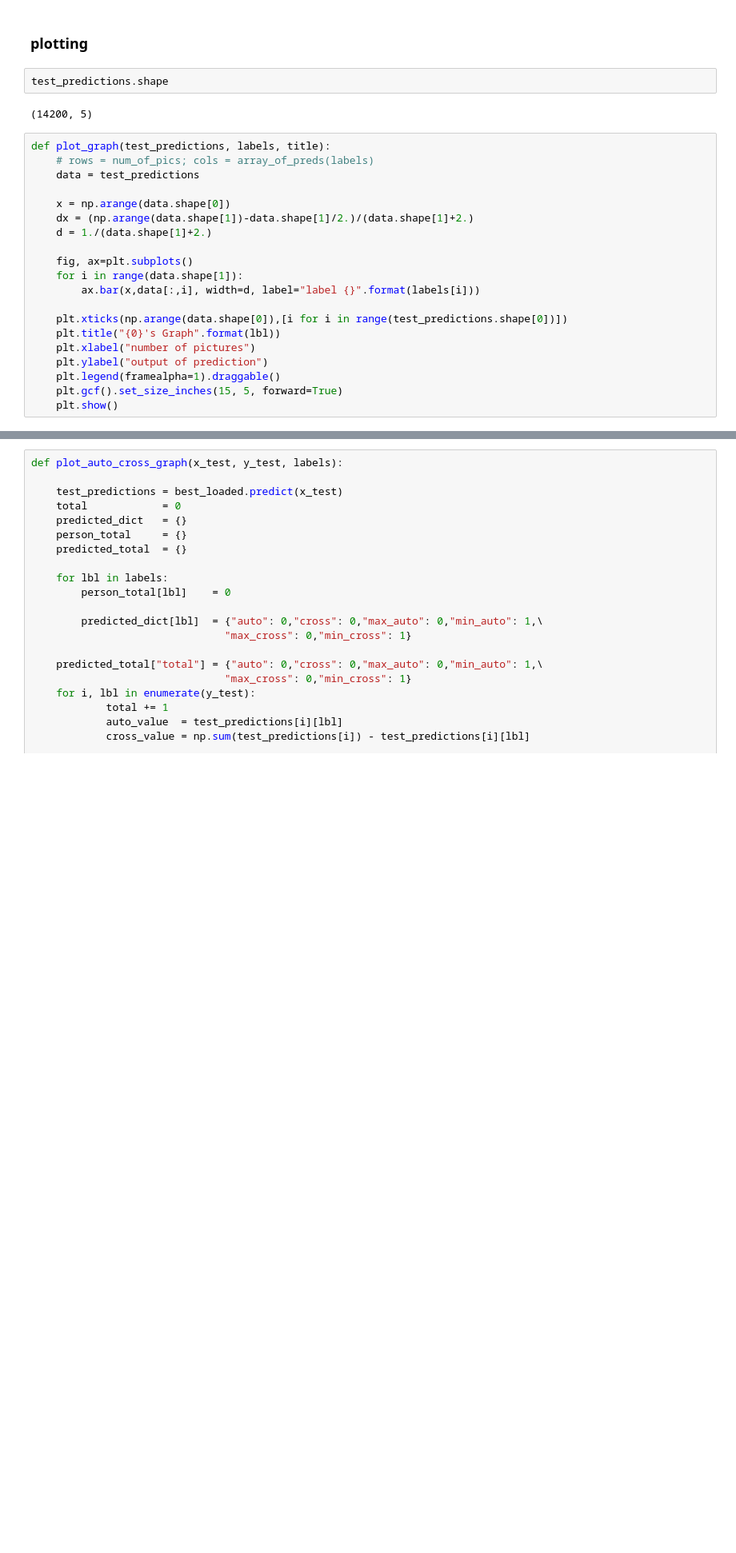
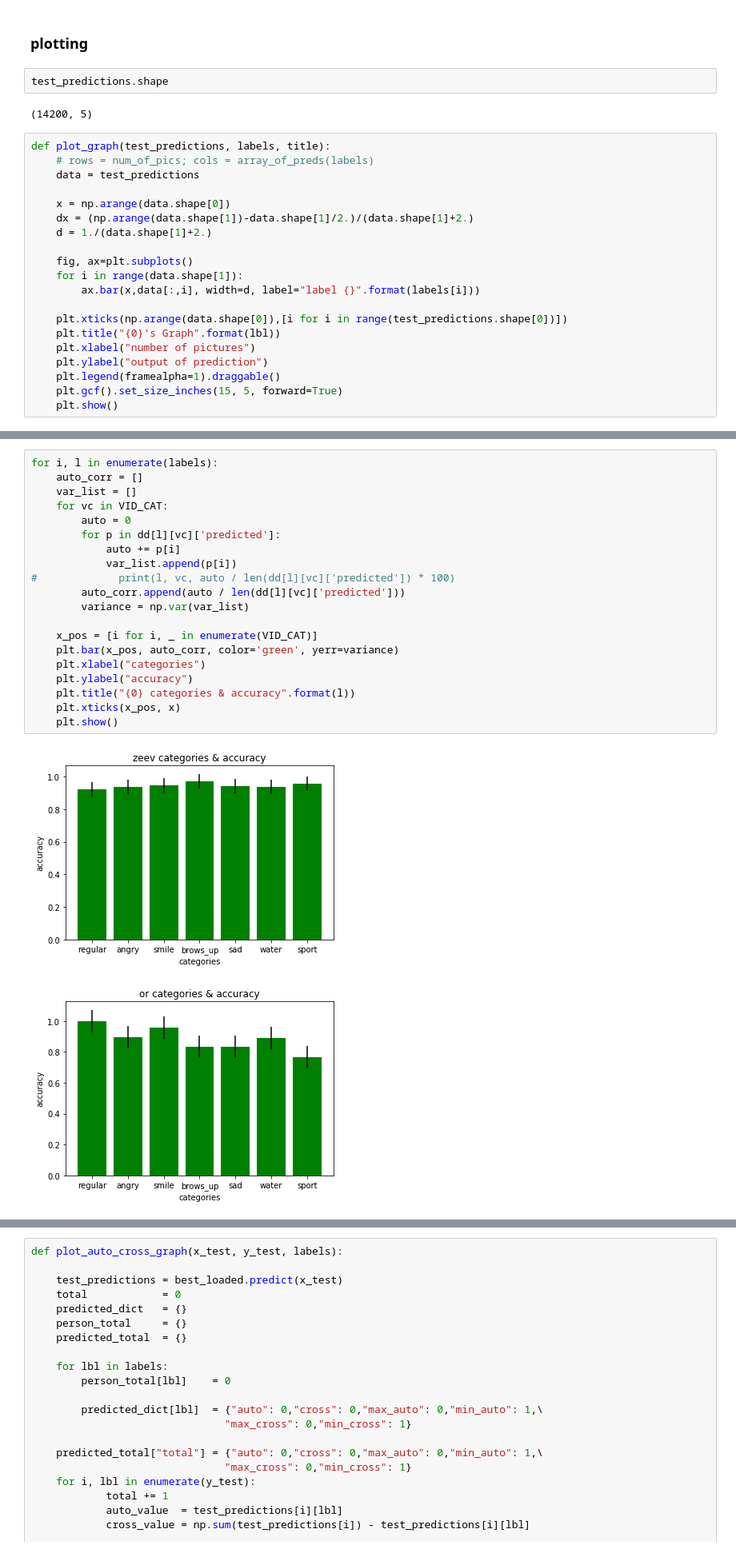
Before and after one commit to zeevikal/speckles-classification, a Jupyter notebook: notebooks/visualisation.ipynb, the cells around one changed output, grey strips where cells are left out. Shown at 80% size. Drawn from its saved outputs; the diff is of its cells as text; blank space fills up the shorter version.

```diff
--- a/notebooks/visualisation.ipynb
+++ b/notebooks/visualisation.ipynb
@@ -90,0 +152,23 @@ for lbl, val in predicted_dict.items():
+# %%
+for i, l in enumerate(labels):
+    auto_corr = []
+    var_list = []
+    for vc in VID_CAT:
+        auto = 0
+        for p in dd[l][vc]['predicted']:
+            auto += p[i]
+            var_list.append(p[i])
+#             print(l, vc, auto / len(dd[l][vc]['predicted']) * 100)
+        auto_corr.append(auto / len(dd[l][vc]['predicted']))
+        variance = np.var(var_list)
+
+    x_pos = [i for i, _ in enumerate(VID_CAT)]
+    plt.bar(x_pos, auto_corr, color='green', yerr=variance)
+    plt.xlabel("categories")
+    plt.ylabel("accuracy")
+    plt.title("{0} categories & accuracy".format(l))
+    plt.xticks(x_pos, x)
+    plt.show()
+# %% [output]
+[figure, added]
+[figure, added]
```
Also changed, not shown: parts of 19 cells of this notebook.
